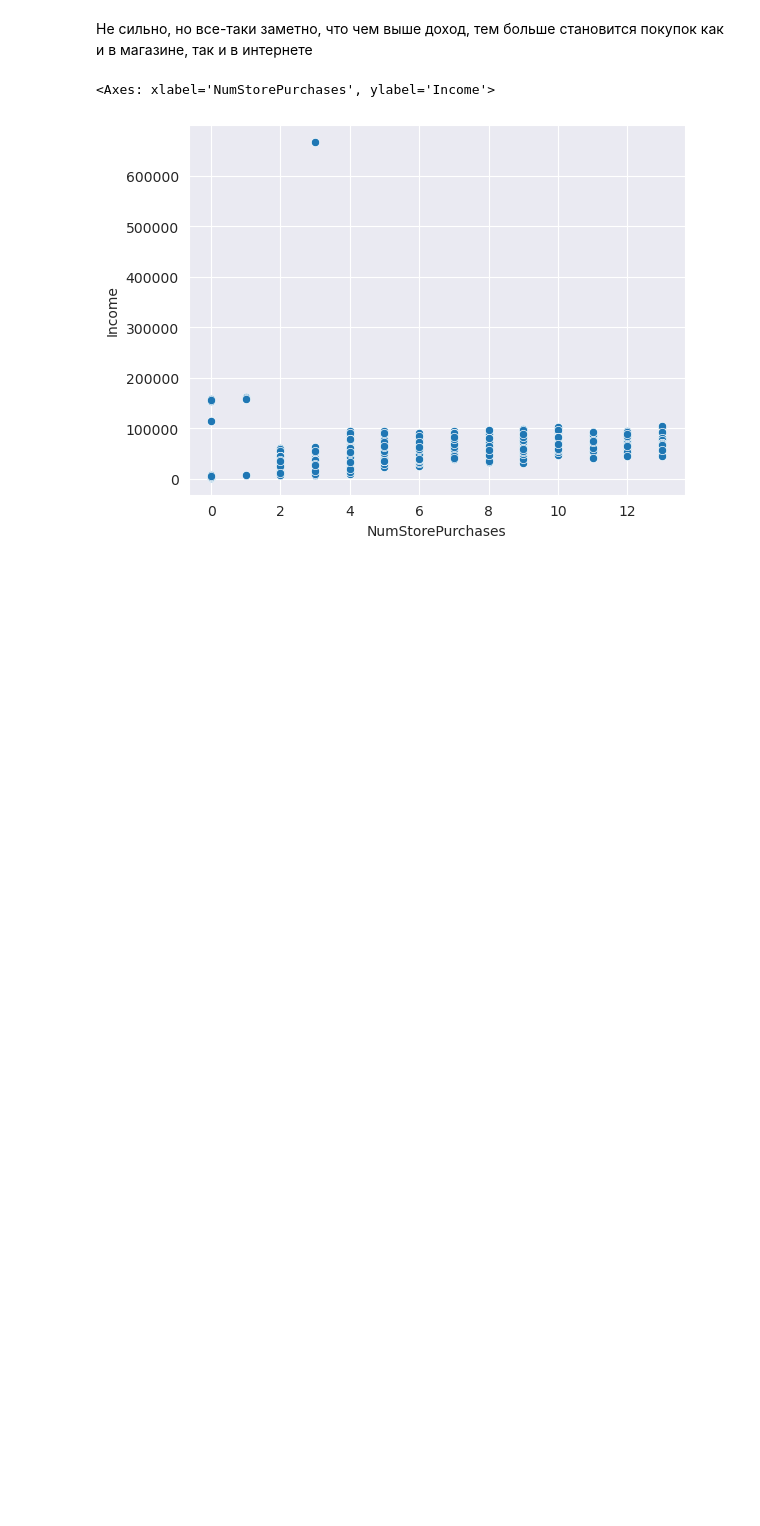
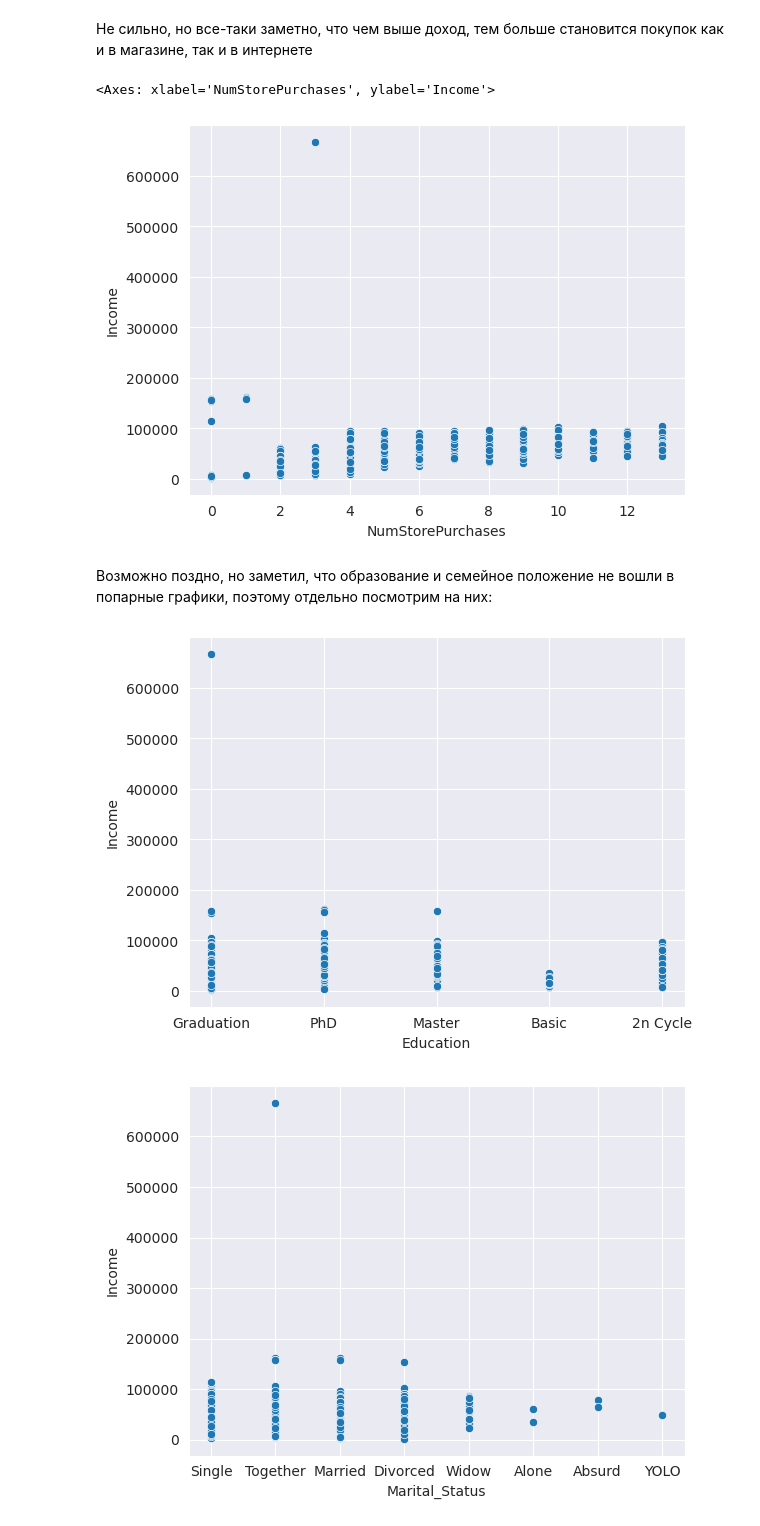
Before and after one commit to gab1k/ml_base, a Jupyter notebook: notebooks/02-homework.ipynb, the cells around one changed output. Drawn from its saved outputs; the diff is of its cells as text; code cells hidden in the pictures; blank space fills up the shorter version.

Commit message:
add stats with Education and Marital_Status

```diff
--- a/notebooks/02-homework.ipynb
+++ b/notebooks/02-homework.ipynb
@@ -44,3 +44,16 @@ sns.scatterplot(data=x_df, x="NumStorePurchases", y="Income")
 # %% [output]
 <Axes: xlabel='NumStorePurchases', ylabel='Income'>
 [figure]
+# %% [markdown]
+Возможно поздно, но заметил, что образование и семейное положение не вошли в попарные графики, поэтому отдельно посмотрим на них:
+# %%
+import matplotlib.pyplot as plt
+
+for i in ["Income", "Kidhome", "Teenhome", "Recency", "NumWebPurchases", "NumStorePurchases"]:
+    sns.scatterplot(data=x_df, x="Education", y=i)
+    plt.show()
+    sns.scatterplot(data=x_df, x="Marital_Status", y=i)
+    plt.show()
+# %% [output]
+[figure, added]
+[figure, added]
```
Also changed, not shown: parts of 2 cells of this notebook.
